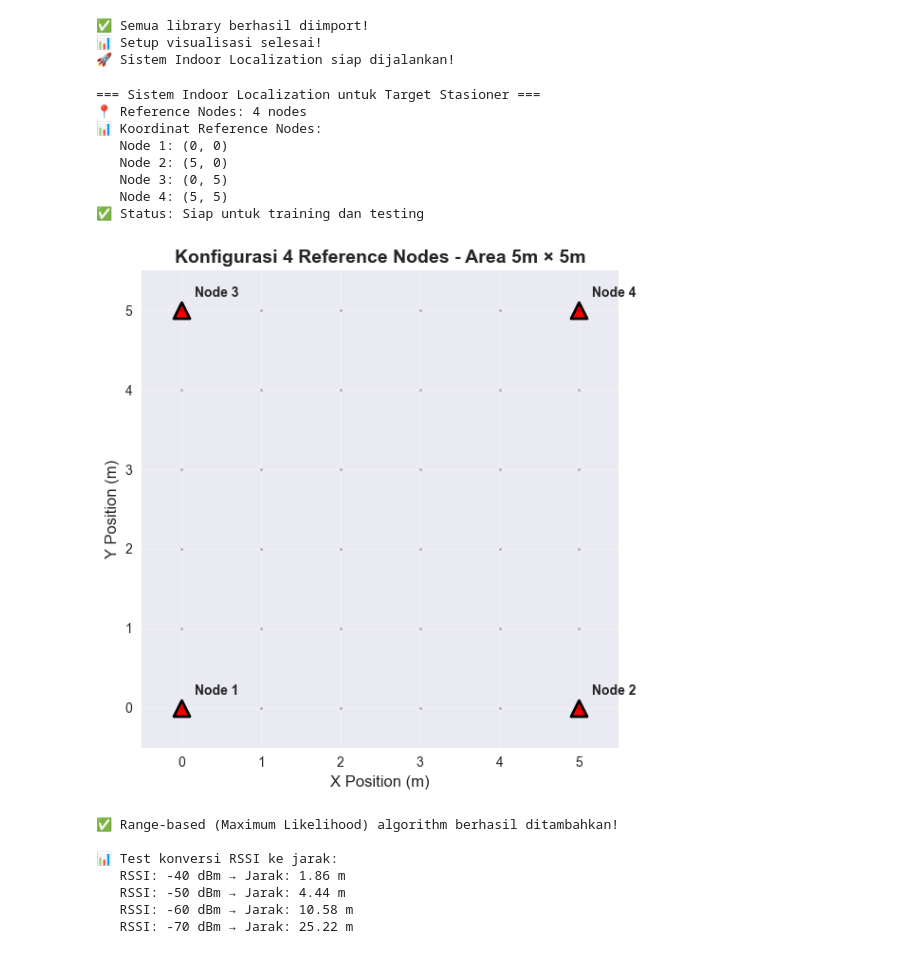
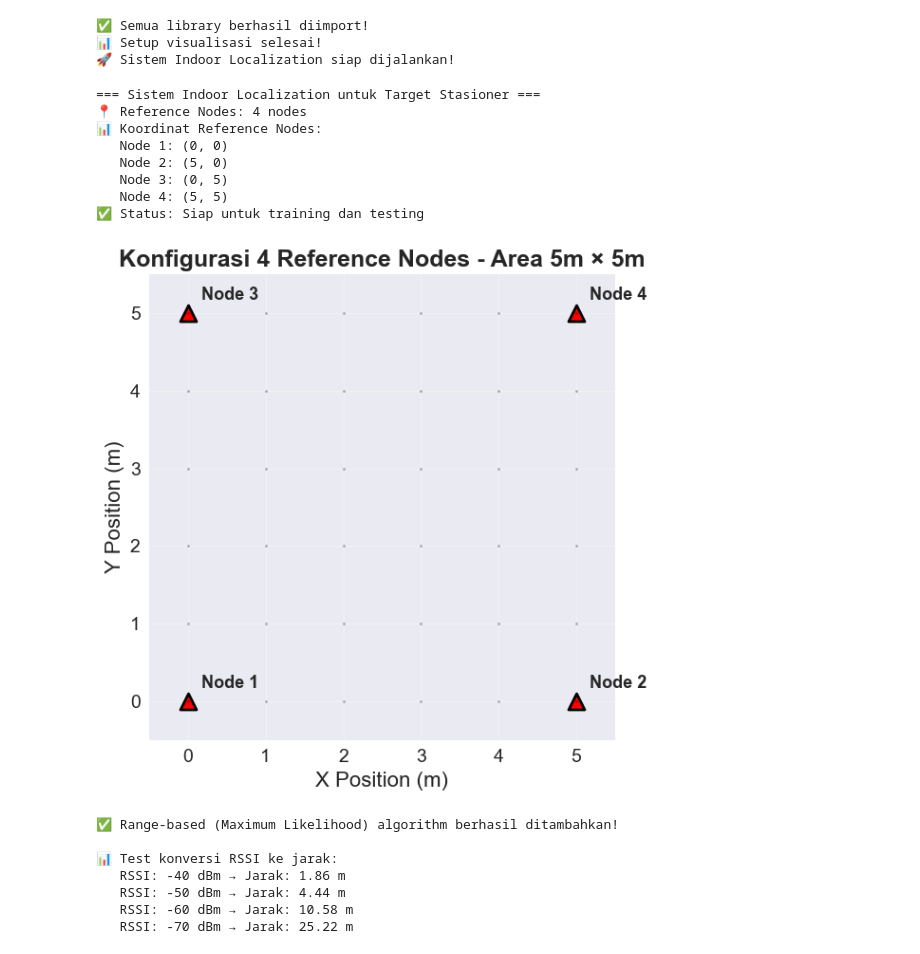
Before and after one commit to bemeeek/cetasense-v2.0, a Jupyter notebook: loc-algorithm-2/fix-4-node.ipynb, the cells around one changed output. Saved outputs shown, nothing was run; the diff lists cells and outputs as text; code cells hidden in the pictures.

```diff
--- a/loc-algorithm-2/fix-4-node.ipynb
+++ b/loc-algorithm-2/fix-4-node.ipynb
@@ -84,39 +84,39 @@ class StationaryIndoorLocalization:
         # Label reference nodes
         for i, (x, y) in enumerate(self.reference_nodes):
             ax.annotate(f'Node {i+1}', (x, y), xytext=(10, 10),
-                        textcoords='offset points', fontsize=10, fontweight='bold')
+                        textcoords='offset points', fontsize=13, fontweight='bold')
 
         # Grid area
         for x in range(6):
             for y in range(6):
                 ax.plot(x, y, 'k.', alpha=0.3, markersize=4)
 
         ax.set_xlim(-0.5, 5.5)
         ax.set_ylim(-0.5, 5.5)
+        ax.tick_params(axis='both', labelsize=14)
         ax.grid(True, alpha=0.3)
-        ax.set_xlabel('X Position (m)', fontsize=12)
-        ax.set_ylabel('Y Position (m)', fontsize=12)
-        ax.set_title('Konfigurasi 4 Reference Nodes - Area 5m × 5m', fontsize=14, fontweight='bold')
+        ax.set_xlabel('X Position (m)', fontsize=16)
+        ax.set_ylabel('Y Position (m)', fontsize=16)
+        ax.set_title('Konfigurasi 4 Reference Nodes - Area 5m × 5m', fontsize=18, fontweight='bold')
         # Legend call removed to hide the legend for reference nodes
         # ax.legend(fontsize=12)
         ax.set_aspect('equal')
 
         plt.tight_layout()
         plt.show()
-
 # Inisialisasi sistem
 localization_system = StationaryIndoorLocalization()
 localization_system.display_system_info()
 # %% [output]
 === Sistem Indoor Localization untuk Target Stasioner ===
 📍 Reference Nodes: 4 nodes
 📊 Koordinat Reference Nodes:
    Node 1: (0, 0)
    Node 2: (5, 0)
    Node 3: (0, 5)
    Node 4: (5, 5)
 ✅ Status: Siap untuk training dan testing
-[figure, old version]
+[figure, new version]
 # %%
 # ============================================================================
 # CELL 3: Algoritma Range-based (Maximum Likelihood)
```
Also changed, not shown: parts of 2 cells of this notebook, 6 other files.
